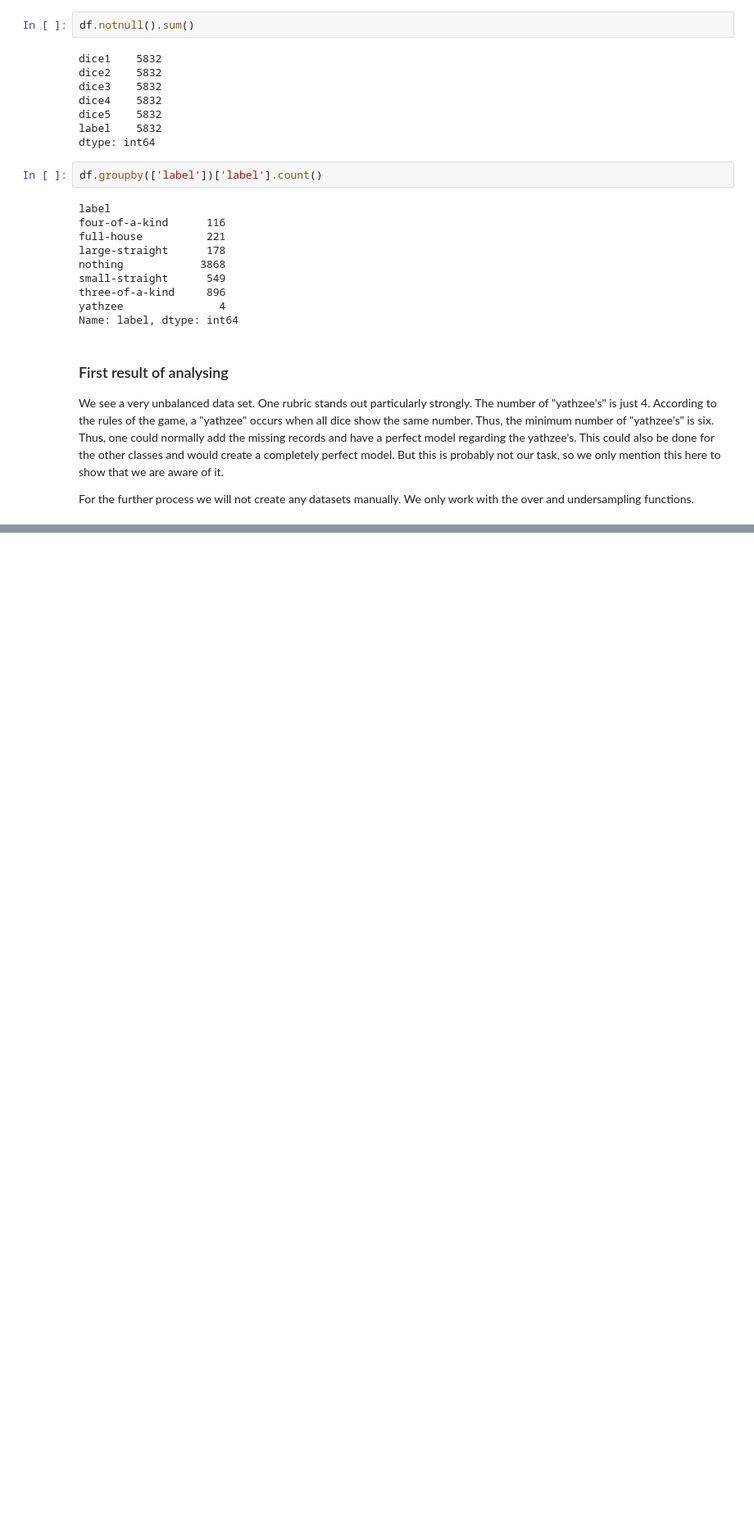
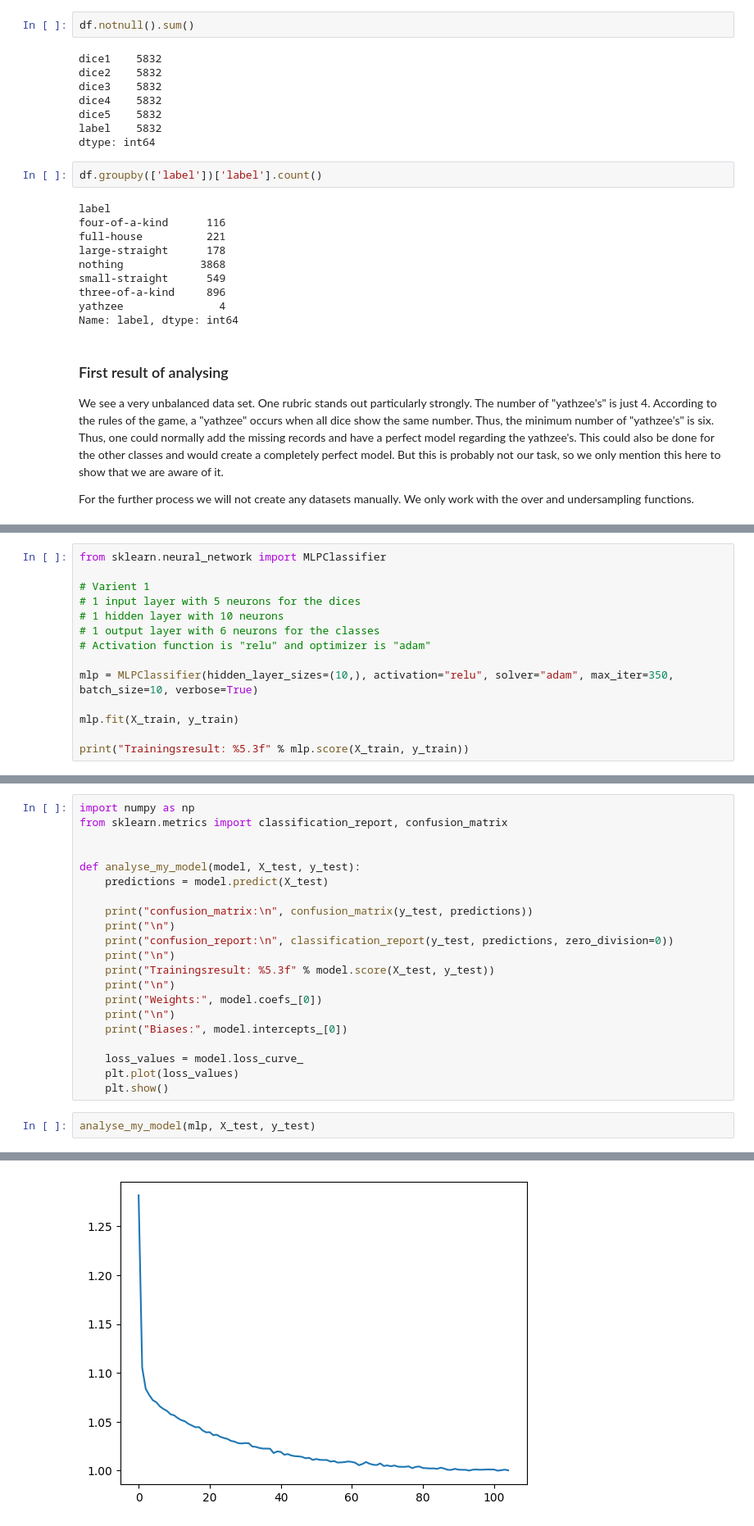
Before and after one commit to alexbejann/frisian-runes-recognition, a Jupyter notebook: MLBD-Assignment2/Part_1_fully_connected_layers.ipynb, the cells around one changed output, grey strips where cells are left out. Shown at 82% size. Cells and saved outputs as stored; diff of their text form; blank space fills up the shorter version.

```diff
--- a/MLBD-Assignment2/Part_1_fully_connected_layers.ipynb
+++ b/MLBD-Assignment2/Part_1_fully_connected_layers.ipynb
@@ -164,0 +165,14 @@ ValueError: Found input variables with inconsistent numbers of samples: [7002, 8
+# %%
+from sklearn.neural_network import MLPClassifier
+
+# Varient 1
+# 1 input layer with 5 neurons for the dices
+# 1 hidden layer with 10 neurons
+# 1 output layer with 6 neurons for the classes
+# Activation function is "relu" and optimizer is "adam"
+
+mlp = MLPClassifier(hidden_layer_sizes=(10,), activation="relu", solver="adam", max_iter=350, batch_size=10, verbose=True)
+
+mlp.fit(X_train, y_train)
+
+print("Trainingsresult: %5.3f" % mlp.score(X_train, y_train))
@@ -164,0 +197,24 @@ ValueError: Found input variables with inconsistent numbers of samples: [7002, 8
+# %%
+import numpy as np
+from sklearn.metrics import classification_report, confusion_matrix
+
+
+def analyse_my_model(model, X_test, y_test):
+    predictions = model.predict(X_test)
+
+    print("confusion_matrix:\n", confusion_matrix(y_test, predictions))
+    print("\n")
+    print("confusion_report:\n", classification_report(y_test, predictions, zero_division=0))
+    print("\n")
+    print("Trainingsresult: %5.3f" % model.score(X_test, y_test))
+    print("\n")
+    print("Weights:", model.coefs_[0])
+    print("\n")
+    print("Biases:", model.intercepts_[0])
+
+    loss_values = model.loss_curve_
+    plt.plot(loss_values)
+    plt.show()
+# %%
+analyse_my_model(mlp, X_test, y_test)
+# %% [output]
@@ -164,0 +238 @@ ValueError: Found input variables with inconsistent numbers of samples: [7002, 8
+[figure, added]
```
Also changed, not shown: parts of 16 cells of this notebook.
